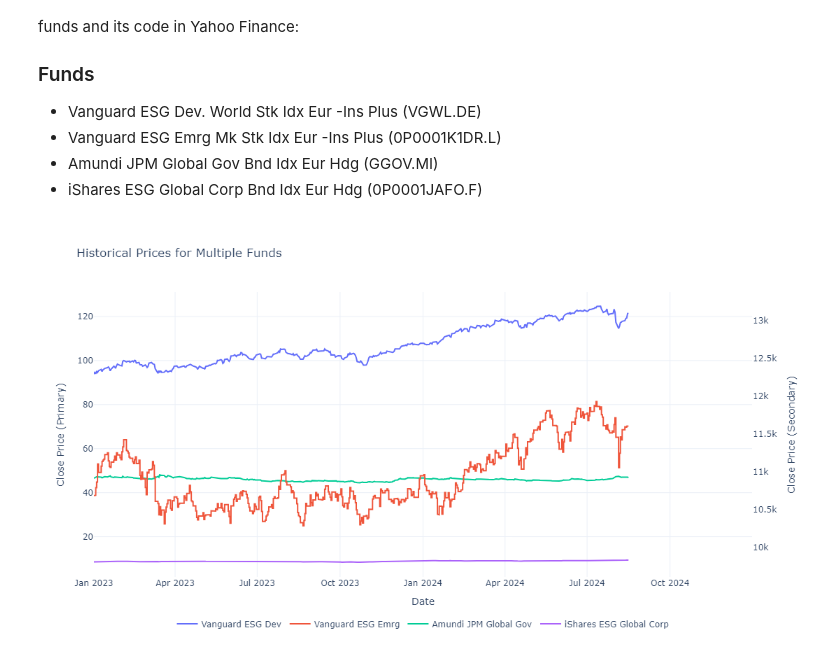
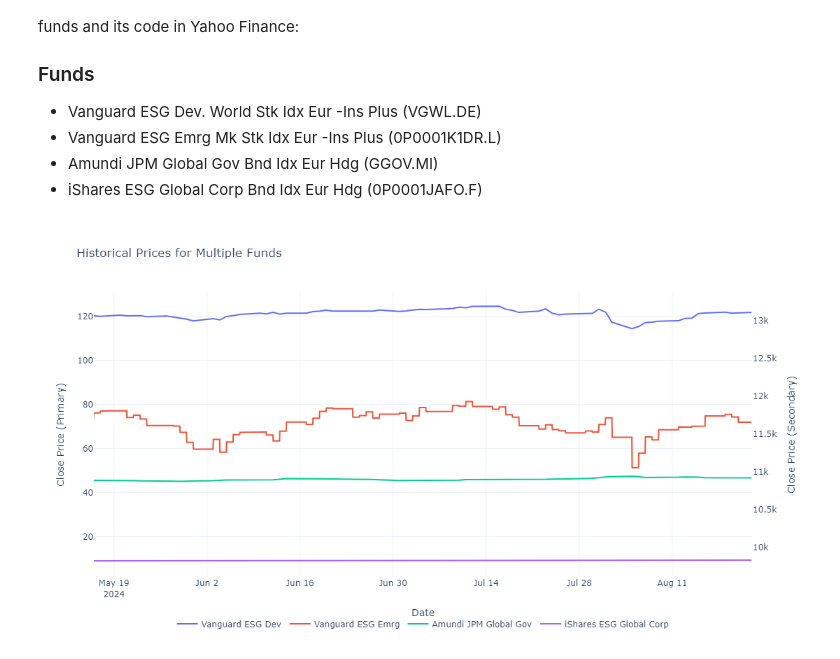
Before and after one commit to SebasSala1996/Financial_Tool, a Jupyter notebook: Investment Tool.ipynb, the cells around one changed output. Drawn from its saved outputs; the diff is of its cells as text; code cells hidden in the pictures.

```diff
--- a/Investment Tool.ipynb
+++ b/Investment Tool.ipynb
@@ -199,38 +301,41 @@ merged_data = pd.concat(historical_data.values(), axis=1, keys=historical_data.k
 # Forward fill and backward fill any missing values to maintain continuity
 merged_data = merged_data.ffill().bfill()
 
+# Get today's date
+today = datetime.today().strftime('%Y-%m-%d')
+
 # Create a plotly figure
 fig = go.Figure()
 
 # Add a trace for each ticker
 for name in merged_data.columns:
     if name == 'Vanguard ESG Emrg':
         # Add a trace with a secondary y-axis for '0P0001K1DRL'
         fig.add_trace(go.Scatter(x=merged_data.index, y=merged_data[name], mode='lines', name=name, yaxis="y2"))
     else:
         fig.add_trace(go.Scatter(x=merged_data.index, y=merged_data[name], mode='lines', name=name))
 
 # Customize layout
 fig.update_layout(
     title='Historical Prices for Multiple Funds',
     xaxis_title='Date',
     yaxis_title='Close Price',
     yaxis=dict(title='Close Price (Primary)', side='left'),
     yaxis2=dict(title='Close Price (Secondary)', side='right', overlaying='y', showgrid=False),
-    xaxis=dict(range=['2023-01-01', '2024-12-31']),
+    xaxis=dict(range=['2024-05-16', today]),
     template='plotly_white',  # Changed to a white background theme
     width=1000,
     height=600,
      legend=dict(
         orientation="h",  # Horizontal orientation
         yanchor="bottom",  # Align legend to the bottom
         y=-0.2,  # Position below the x-axis
         xanchor="center",  # Center the legend
         x=0.5  # Centered horizontally
     )
 )
 
 # Display the plot
 fig.show()
 # %% [output]
-[figure, old version]
+[figure, new version]
```
Also changed, not shown: parts of 4 cells of this notebook.
